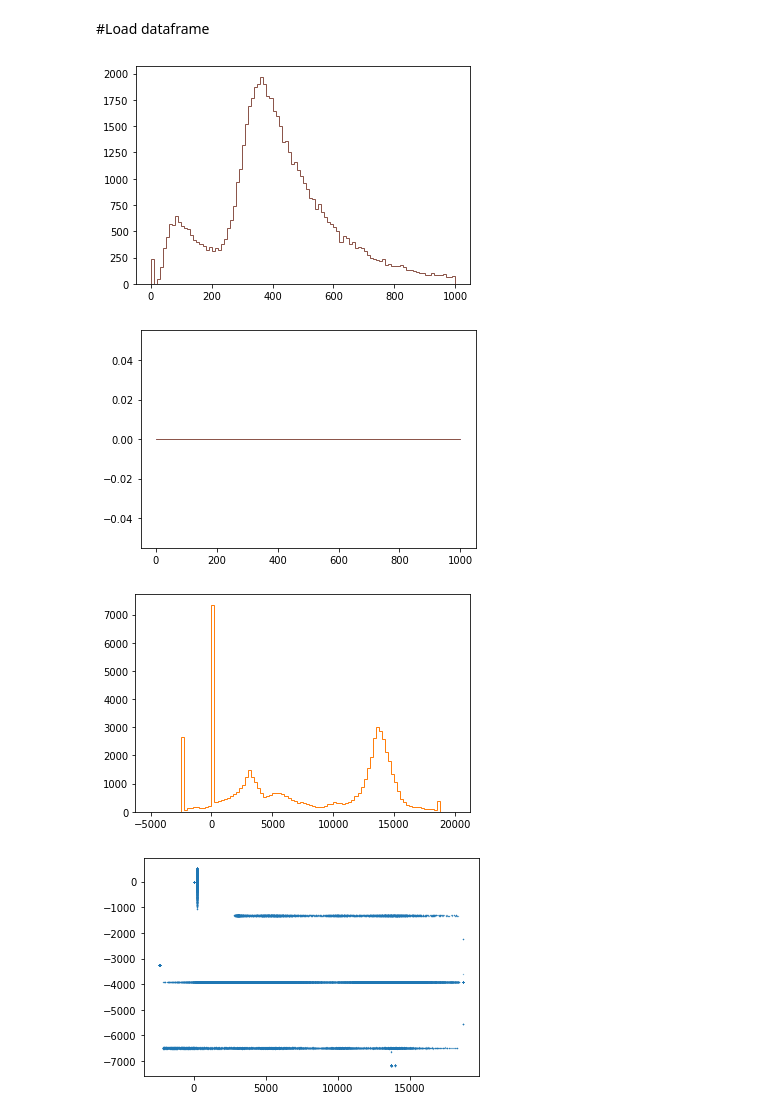
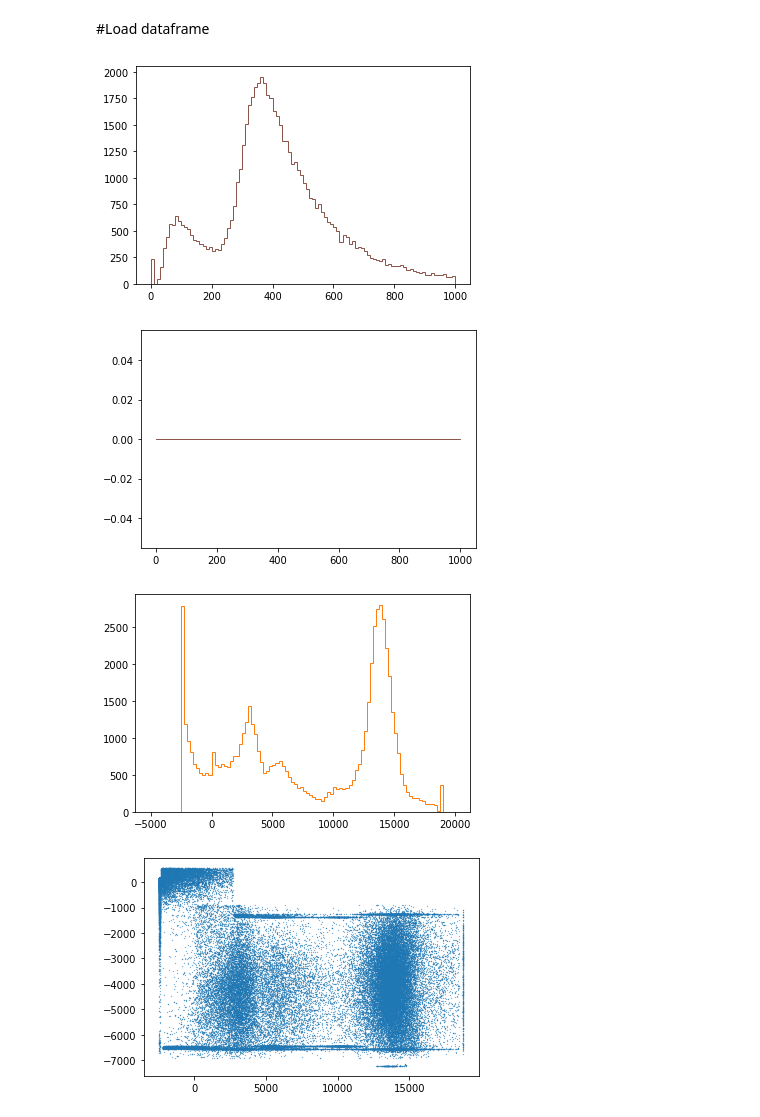
Before and after one commit to aamirkhanov/mu2e_crv, a Jupyter notebook: DataFrameMakerCRY5_v3.ipynb, the cells around one changed output. Cells and saved outputs as stored; diff of their text form; code cells hidden in the pictures.

```diff
--- a/DataFrameMakerCRY5_v3.ipynb
+++ b/DataFrameMakerCRY5_v3.ipynb
@@ -52,9 +43,10 @@ Password for oksuzian@FNAL.GOV:
 DATASET='CRY5mixed'
 
 if DATASET=='CRY5mixed':
-  h5file='drive/MyDrive/root_files_cry5/trk.mu2e.CosmicCRYOnSpillSignal.MDC2020r_perfect_v1_0.h5'
+  h5file='drive/MyDrive/root_files_cry5/trk.mu2e.CosmicCRYhiSigFiltMix2BBSignal.MDC2020s_perfect_v1_0.h5'
   files_root={
-    'drive/MyDrive/root_files_cry5/nts.mu2e.CosmicCRYhiSigFiltMix2BBSignal.MDC2020s_perfect_v1_0.tka': [17000, 1]
+      'drive/MyDrive/root_files_cry5/trkana.mu2e.CosmicCRYhiSigFiltMix2BBSignal.MDC2020s_perfect_v1_0_1.root' : [17000, 1]
+#    'drive/MyDrive/root_files_cry5/nts.mu2e.CosmicCRYhiSigFiltMix2BBSignal.MDC2020s_perfect_v1_0.tka': [17000, 1]
     }
 elif DATASET=='CE1B':
   h5file='drive/MyDrive/root_files_cry5/trk.mu2e.CeEndpointMix1BBSignal.MDC2020r_perfect_v1_0.h5'
@@ -210,19 +186,19 @@ Reading file drive/MyDrive/root_files_cry5/nts.mu2e.CosmicCRYhiSigFiltMix2BBSign
 df = pd.read_hdf(h5file, mode='r', key=DATASET).query('lyield==17000')
 # %%
 for l in range(7000,17001,2000):
-  plt.hist(df.query('is_high==1 & lyield==%i' % l)['crvinfo_PEs'], bins=100, range=(0, 1000), histtype='step');
+  plt.hist(df.query('is_high==1 & lyield==%i' % l)['debestcrv_PEs'], bins=100, range=(0, 1000), histtype='step');
 plt.figure()
 for l in range(7000,17001,2000):
-  plt.hist(df.query('is_high==0 & lyield==%i' % l)['crvinfo_PEs'], bins=100, range=(0, 1000), histtype='step');
+  plt.hist(df.query('is_high==0 & lyield==%i' % l)['debestcrv_PEs'], bins=100, range=(0, 1000), histtype='step');
 plt.figure()
-plt.hist(df.query('is_high==0 & lyield==%i' % 17000)['crvinfomc_z'], bins=100, range=(-5000, 20000), histtype='step');
-plt.hist(df.query('is_high==1 & lyield==%i' % 17000)['crvinfomc_z'], bins=100, range=(-5000, 20000), histtype='step');
+plt.hist(df.query('is_high==0 & lyield==%i' % 17000)['debestcrvmc_z'], bins=100, range=(-5000, 20000), histtype='step');
+plt.hist(df.query('is_high==1 & lyield==%i' % 17000)['debestcrvmc_z'], bins=100, range=(-5000, 20000), histtype='step');
 # %% [output]
 [figure]
 [figure]
-[figure, old version]
+[figure, new version]
 # %%
 cut_tmp = 'lyield==%i' % 17000
-plt.plot(df.query(cut_tmp)['crvinfomc_z'], df.query(cut_tmp)['crvinfomc_x'], '.', markersize=0.5);
+plt.plot(df.query(cut_tmp)['debestcrvmc_z'], df.query(cut_tmp)['debestcrvmc_x'], '.', markersize=0.5);
 # %% [output]
-[figure, old version]
+[figure, new version]
```
Also changed, not shown: parts of 8 cells of this notebook.
